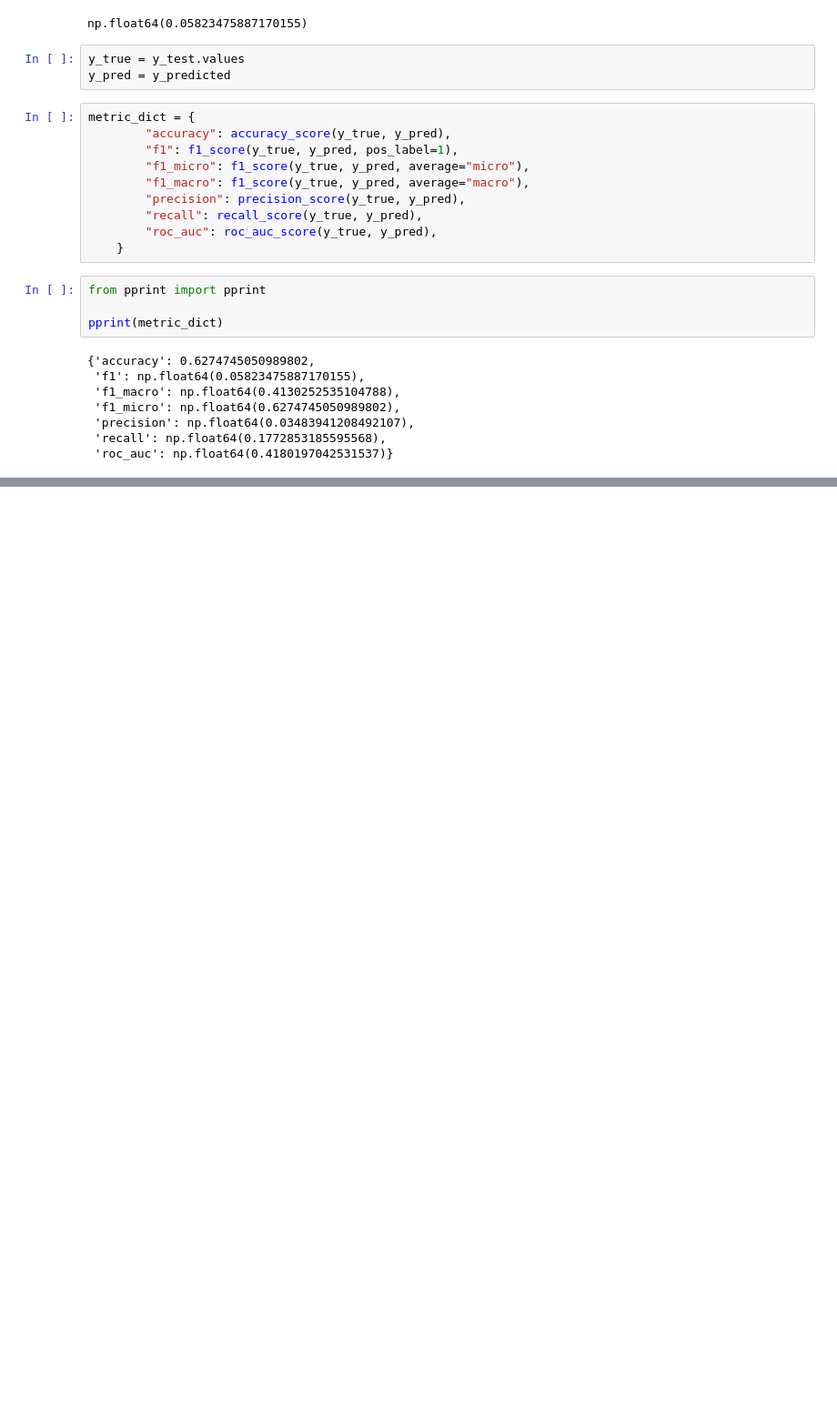
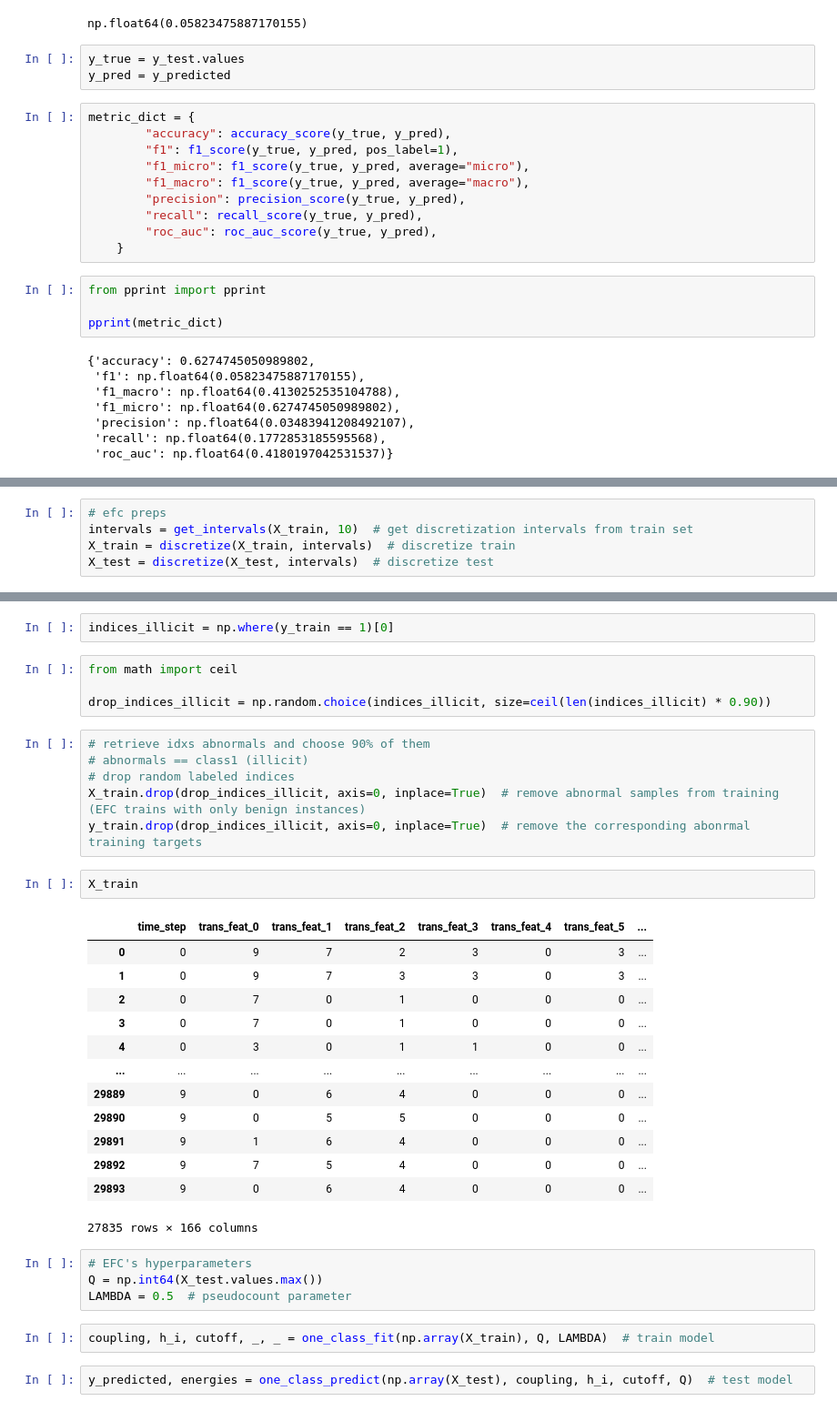
Before and after one commit to kevinsantana/PPCA-UnB-Dissertation, a Jupyter notebook: models/notebooks/efc.ipynb, the cells around one changed output, grey strips where cells are left out. Shown at 91% size. Cells and saved outputs as stored; diff of their text form; blank space fills up the shorter version.

Commit message:
applying efc to 10% labeled elliptic dataset

```diff
--- a/models/notebooks/efc.ipynb
+++ b/models/notebooks/efc.ipynb
@@ -232,0 +242,5 @@ pprint(metric_dict)
+# %%
+# efc preps
+intervals = get_intervals(X_train, 10)  # get discretization intervals from train set
+X_train = discretize(X_train, intervals)  # discretize train
+X_test = discretize(X_test, intervals)  # discretize test
@@ -232,0 +265,36 @@ pprint(metric_dict)
+# %%
+indices_illicit = np.where(y_train == 1)[0]
+# %%
+from math import ceil
+
+drop_indices_illicit = np.random.choice(indices_illicit, size=ceil(len(indices_illicit) * 0.90))
+# %%
+# retrieve idxs abnormals and choose 90% of them
+# abnormals == class1 (illicit)
+# drop random labeled indices
+X_train.drop(drop_indices_illicit, axis=0, inplace=True)  # remove abnormal samples from training (EFC trains with only benign instances)
+y_train.drop(drop_indices_illicit, axis=0, inplace=True)  # remove the corresponding abonrmal training targets
+# %%
+X_train
+# %% [output]
+|  | time_step | trans_feat_0 | trans_feat_1 | trans_feat_2 | trans_feat_3 | trans_feat_4 | trans_feat_5 | ... |
+| 0 | 0 | 9 | 7 | 2 | 3 | 0 | 3 | ... |
+| 1 | 0 | 9 | 7 | 3 | 3 | 0 | 3 | ... |
+| 2 | 0 | 7 | 0 | 1 | 0 | 0 | 0 | ... |
+| 3 | 0 | 7 | 0 | 1 | 0 | 0 | 0 | ... |
+| 4 | 0 | 3 | 0 | 1 | 1 | 0 | 0 | ... |
+| ... | ... | ... | ... | ... | ... | ... | ... | ... |
+| 29889 | 9 | 0 | 6 | 4 | 0 | 0 | 0 | ... |
+| 29890 | 9 | 0 | 5 | 5 | 0 | 0 | 0 | ... |
+| 29891 | 9 | 1 | 6 | 4 | 0 | 0 | 0 | ... |
+| 29892 | 9 | 7 | 5 | 4 | 0 | 0 | 0 | ... |
+| 29893 | 9 | 0 | 6 | 4 | 0 | 0 | 0 | ... |
+27835 rows × 166 columns
+# %%
+# EFC's hyperparameters
+Q = np.int64(X_test.values.max())
+LAMBDA = 0.5  # pseudocount parameter
+# %%
+coupling, h_i, cutoff, _, _ = one_class_fit(np.array(X_train), Q, LAMBDA)  # train model
+# %%
+y_predicted, energies = one_class_predict(np.array(X_test), coupling, h_i, cutoff, Q)  # test model
```
Also changed, not shown: parts of 40 cells of this notebook, 5 other files.
